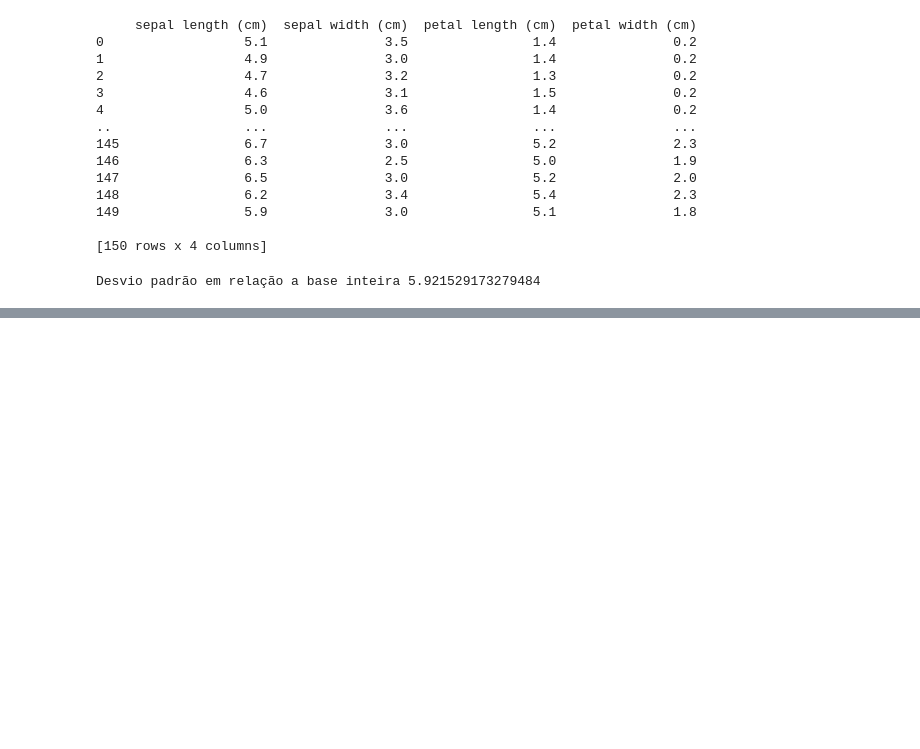
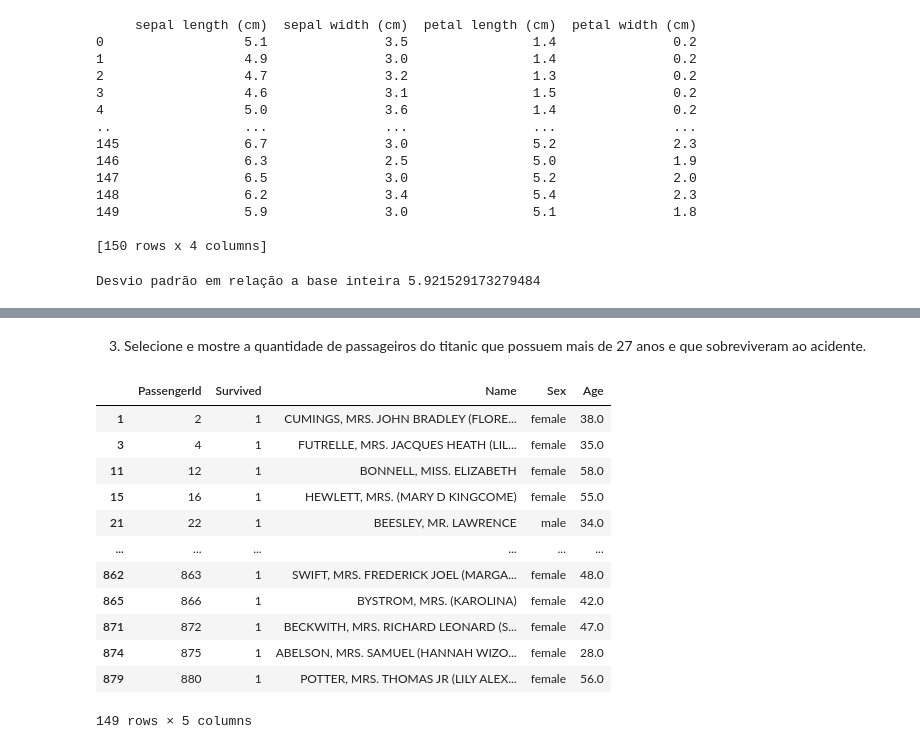
Before and after one commit to VivianeSouza923/MySQL-Pandas-Linux-Git_LAPISCO, a Jupyter notebook: Exercise_Pandas.ipynb, the cells around one changed output, grey strips where cells are left out. Saved outputs shown, nothing was run; the diff lists cells and outputs as text; code cells hidden in the pictures; blank space fills up the shorter version.

```diff
--- a/Exercise_Pandas.ipynb
+++ b/Exercise_Pandas.ipynb
@@ -274,0 +324,19 @@ print (arr_class)
+# %% [markdown]
+3) Selecione e mostre a quantidade de passageiros do titanic que possuem mais de 27 anos e que sobreviveram ao acidente.
+# %%
+Y = df_titanic.query('Age > 27 and Survived == 1')
+Y
+# %% [output]
+|  | PassengerId | Survived | Name | Sex | Age |
+| 1 | 2 | 1 | CUMINGS, MRS. JOHN BRADLEY (FLORE... | female | 38.0 |
+| 3 | 4 | 1 | FUTRELLE, MRS. JACQUES HEATH (LIL... | female | 35.0 |
+| 11 | 12 | 1 | BONNELL, MISS. ELIZABETH | female | 58.0 |
+| 15 | 16 | 1 | HEWLETT, MRS. (MARY D KINGCOME) | female | 55.0 |
+| 21 | 22 | 1 | BEESLEY, MR. LAWRENCE | male | 34.0 |
+| ... | ... | ... | ... | ... | ... |
+| 862 | 863 | 1 | SWIFT, MRS. FREDERICK JOEL (MARGA... | female | 48.0 |
+| 865 | 866 | 1 | BYSTROM, MRS. (KAROLINA) | female | 42.0 |
+| 871 | 872 | 1 | BECKWITH, MRS. RICHARD LEONARD (S... | female | 47.0 |
+| 874 | 875 | 1 | ABELSON, MRS. SAMUEL (HANNAH WIZO... | female | 28.0 |
+| 879 | 880 | 1 | POTTER, MRS. THOMAS JR (LILY ALEX... | female | 56.0 |
+149 rows × 5 columns
```
Also changed, not shown: parts of 6 cells of this notebook.
